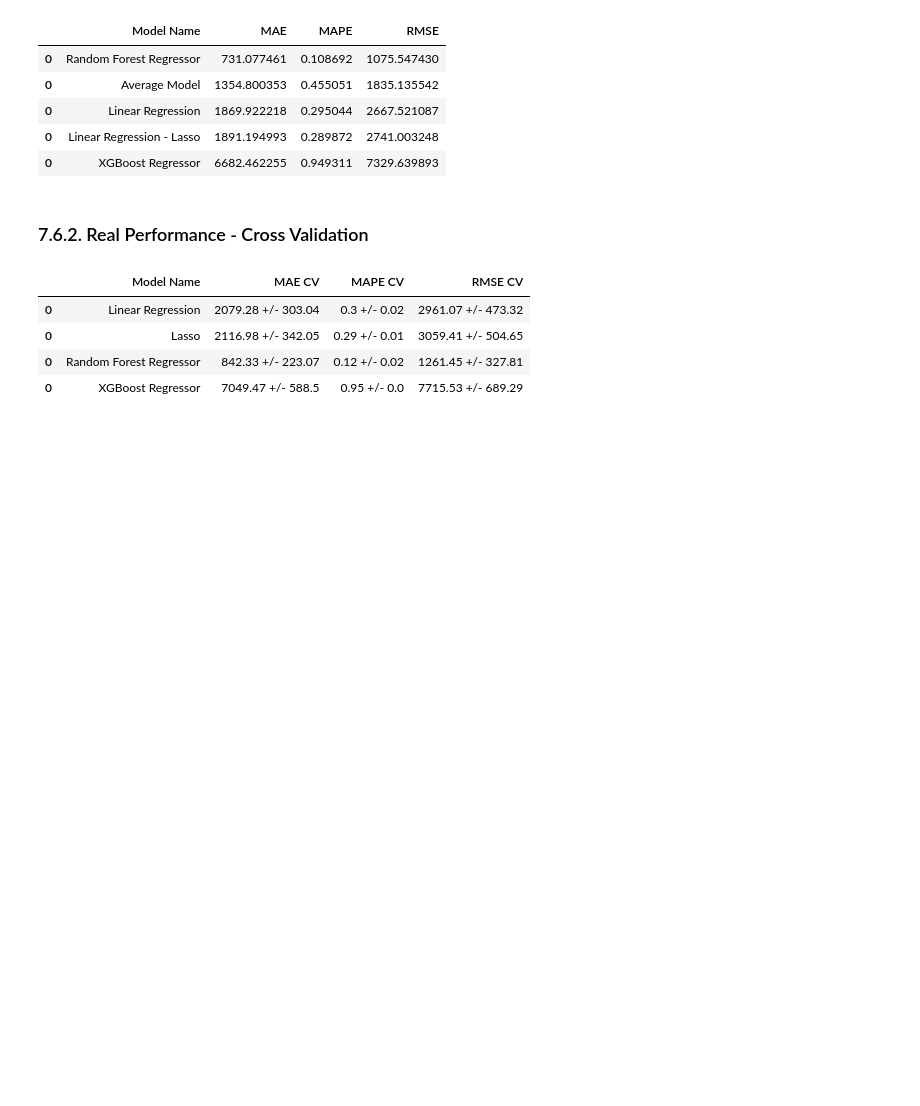
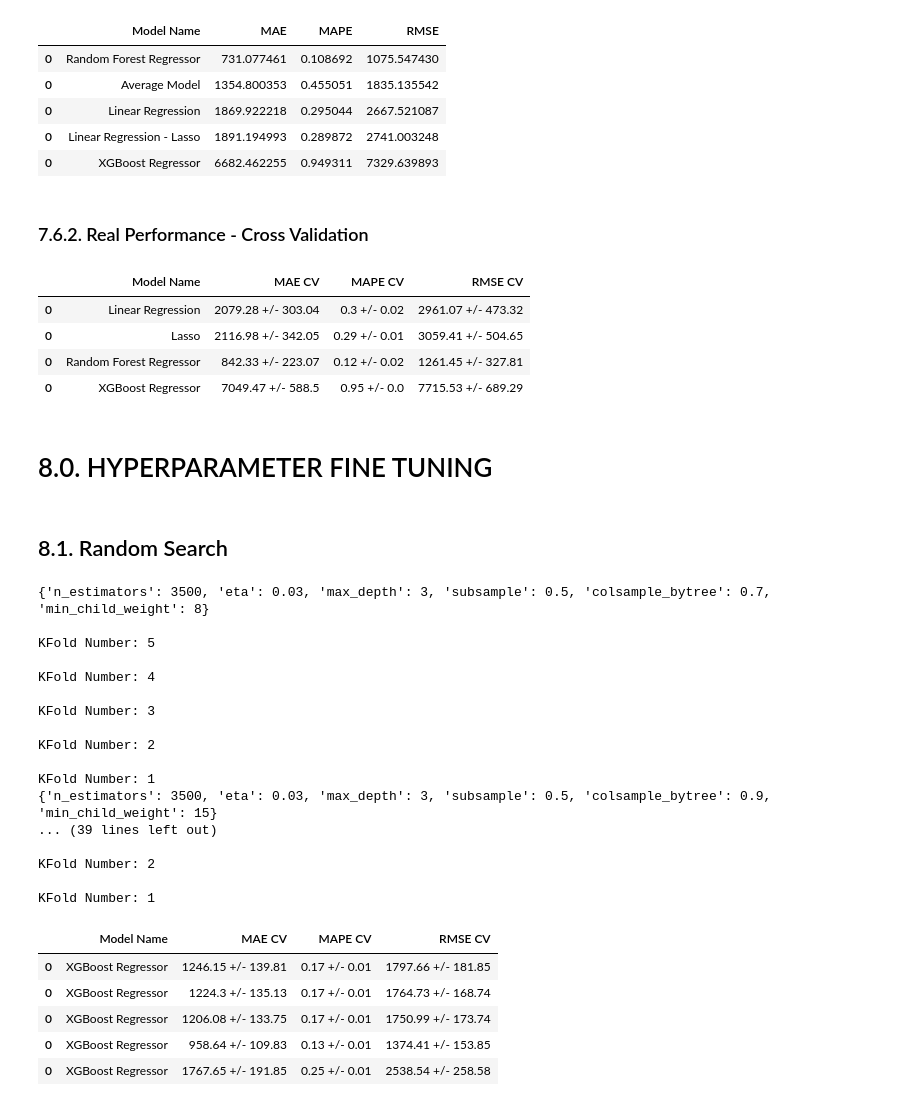
Before and after one commit to TadeuMadureira/DataScience_Em_Producao, a Jupyter notebook: DataScience_Em_Producao.ipynb, the cells around one changed output. Drawn from its saved outputs; the diff is of its cells as text; code cells hidden in the pictures; blank space fills up the shorter version.

```diff
--- a/DataScience_Em_Producao.ipynb
+++ b/DataScience_Em_Producao.ipynb
@@ -1095,3 +1100,64 @@ modelling_result_cv
 | 0 | Lasso | 2116.98 +/- 342.05 | 0.29 +/- 0.01 | 3059.41 +/- 504.65 |
 | 0 | Random Forest Regressor | 842.33 +/- 223.07 | 0.12 +/- 0.02 | 1261.45 +/- 327.81 |
 | 0 | XGBoost Regressor | 7049.47 +/- 588.5 | 0.95 +/- 0.0 | 7715.53 +/- 689.29 |
+# %% [markdown]
+# 8.0. HYPERPARAMETER FINE TUNING
+# %% [markdown]
+## 8.1. Random Search
+# %%
+param = {
+    'n_estimators': [1500, 1700, 2500, 3000, 3500],
+    'eta': [0.01, 0.03],
+    'max_depth': [3, 5, 9],
+    'subsample': [0.1, 0.5, 0.7],
+    'colsample_bytree': [0.3, 0.7, 0.9],
+    'min_child_weight': [3, 8, 15]
+        }
+
+MAX_EVAL = 5
+# %%
+final_result = pd.DataFrame()
+
+for i in range( MAX_EVAL ):
+    # choose values for parameters randomly
+    hp = { k: random.sample( v, 1 )[0] for k, v in param.items() }
+    print( hp )
+
+    # model
+    model_xgb = xgb.XGBRegressor( objective='reg:squarederror',
+                                  n_estimators=hp['n_estimators'],
+                                  eta=hp['eta'],
+                                  max_depth=hp['max_depth'],
+                                  subsample=hp['subsample'],
+                                  colsample_bytree=hp['colsample_bytree'],
+                                  min_child_weight=hp['min_child_weight'] )
+
+    # performance
+    result = cross_validation( x_training, 5, 'XGBoost Regressor', model_xgb, verbose=True )
+    final_result = pd.concat( [final_result, result] )
+
+final_result
+# %% [output]
+{'n_estimators': 3500, 'eta': 0.03, 'max_depth': 3, 'subsample': 0.5, 'colsample_bytree': 0.7, 'min_child_weight': 8}
+
+KFold Number: 5
+
+KFold Number: 4
+
+KFold Number: 3
+
+KFold Number: 2
+
+KFold Number: 1
+{'n_estimators': 3500, 'eta': 0.03, 'max_depth': 3, 'subsample': 0.5, 'colsample_bytree': 0.9, 'min_child_weight': 15}
+... (39 lines left out)
+
+KFold Number: 2
+
+KFold Number: 1
+|  | Model Name | MAE CV | MAPE CV | RMSE CV |
+| 0 | XGBoost Regressor | 1246.15 +/- 139.81 | 0.17 +/- 0.01 | 1797.66 +/- 181.85 |
+| 0 | XGBoost Regressor | 1224.3 +/- 135.13 | 0.17 +/- 0.01 | 1764.73 +/- 168.74 |
+| 0 | XGBoost Regressor | 1206.08 +/- 133.75 | 0.17 +/- 0.01 | 1750.99 +/- 173.74 |
+| 0 | XGBoost Regressor | 958.64 +/- 109.83 | 0.13 +/- 0.01 | 1374.41 +/- 153.85 |
+| 0 | XGBoost Regressor | 1767.65 +/- 191.85 | 0.25 +/- 0.01 | 2538.54 +/- 258.58 |
```
Also changed, not shown: parts of 3 cells of this notebook.
